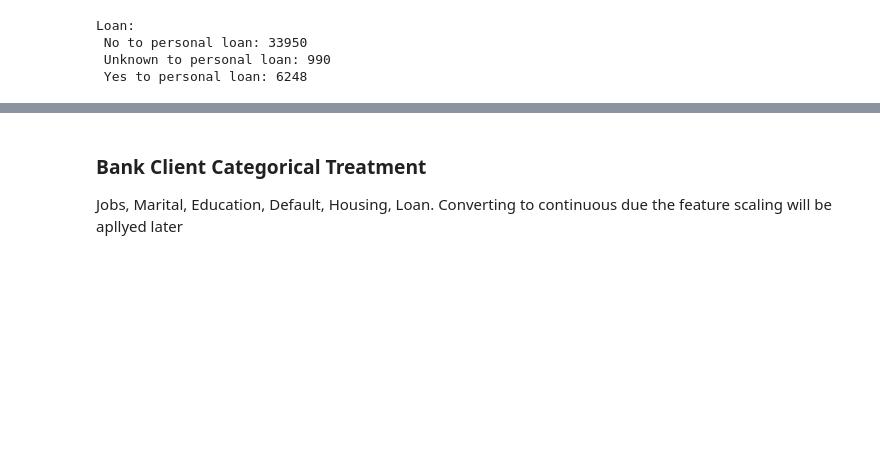
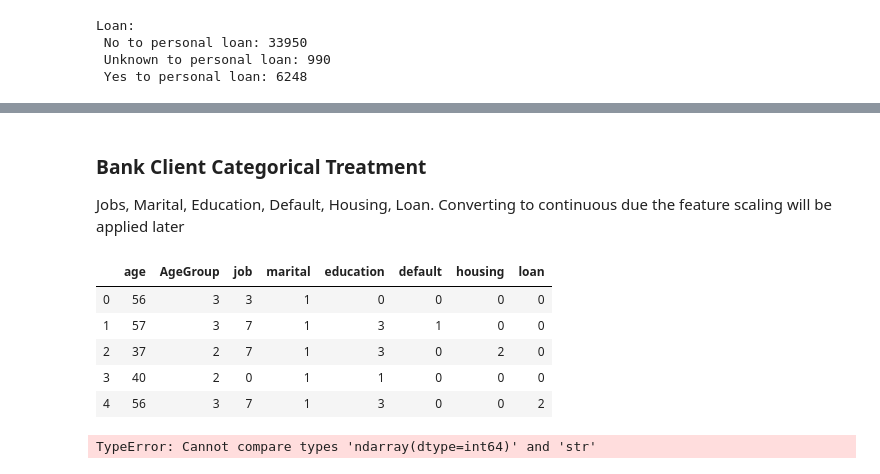
Before and after one commit to kanchanrenu/Bank_propensity_model, a Jupyter notebook: Bank-marketing-Kanchan.ipynb, the cells around one changed output, grey strips where cells are left out. Cells and saved outputs as stored; diff of their text form; code cells hidden in the pictures; blank space fills up the shorter version.

```diff
--- a/Bank-marketing-Kanchan.ipynb
+++ b/Bank-marketing-Kanchan.ipynb
@@ -306,3 +331,3 @@ Default, loan and housing, its just to see the distribution of people.
 # %% [markdown]
 ###  Bank Client Categorical Treatment
-Jobs, Marital, Education, Default, Housing, Loan. Converting to continuous due the feature scaling will be apllyed later
+Jobs, Marital, Education, Default, Housing, Loan. Converting to continuous due the feature scaling will be applied later
@@ -308,0 +350,9 @@ Jobs, Marital, Education, Default, Housing, Loan. Converting to continuous due t
+# %%
+bank_client.head()
+# %% [output]
+|  | age | AgeGroup | job | marital | education | default | housing | loan |
+| 0 | 56 | 3 | 3 | 1 | 0 | 0 | 0 | 0 |
+| 1 | 57 | 3 | 7 | 1 | 3 | 1 | 0 | 0 |
+| 2 | 37 | 2 | 7 | 1 | 3 | 0 | 2 | 0 |
+| 3 | 40 | 2 | 0 | 1 | 1 | 0 | 0 | 0 |
+| 4 | 56 | 3 | 7 | 1 | 3 | 0 | 0 | 2 |
@@ -308,0 +370,15 @@ Jobs, Marital, Education, Default, Housing, Loan. Converting to continuous due t
+# %%
+# Manualy way to convert Categorical in Continuous
+bank_client['job'].replace(['housemaid' , 'services' , 'admin.' , 'blue-collar' , 'technician', 'retired' , 'management', 'unemployed', 'self-employed', 'unknown' , 'entrepreneur', 'student'] , [1, 2, 3, 4, 5, 6, 7, 8, 9, 10, 11, 12], inplace=True)
+
+bank_client['education'].replace(['basic.4y' , 'high.school', 'basic.6y', 'basic.9y', 'professional.course', 'unknown' , 'university.degree' , 'illiterate'], [1, 2, 3, 4, 5, 6, 7, 8], inplace=True)
+
+bank_client['marital'].replace(['married', 'single', 'divorced', 'unknown'], [1, 2, 3, 4], inplace=True)
+
+bank_client['default'].replace(['yes', 'no', 'unknown'],[1, 2, 3], inplace=True)
+
+bank_client['housing'].replace(['yes', 'no', 'unknown'],[1, 2, 3], inplace=True)
+
+bank_client['loan'].replace(['yes', 'no', 'unknown'],[1, 2, 3], inplace=True)
+# %% [output]
+TypeError: Cannot compare types 'ndarray(dtype=int64)' and 'str'
```
Also changed, not shown: parts of 26 cells of this notebook.
